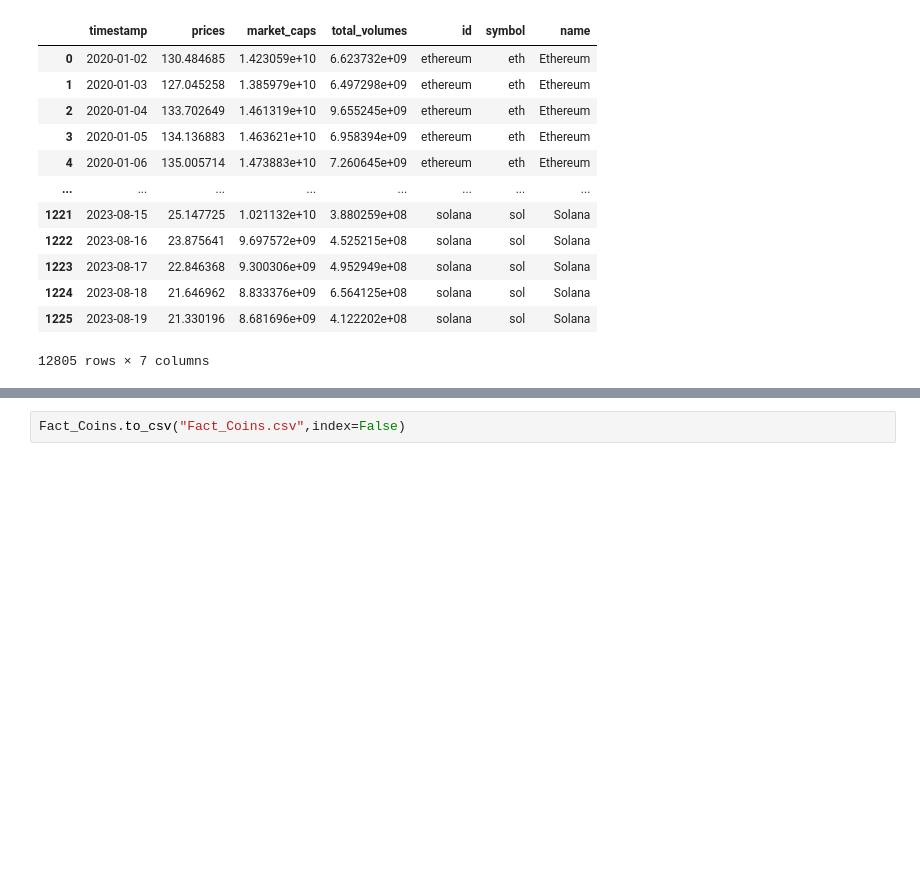
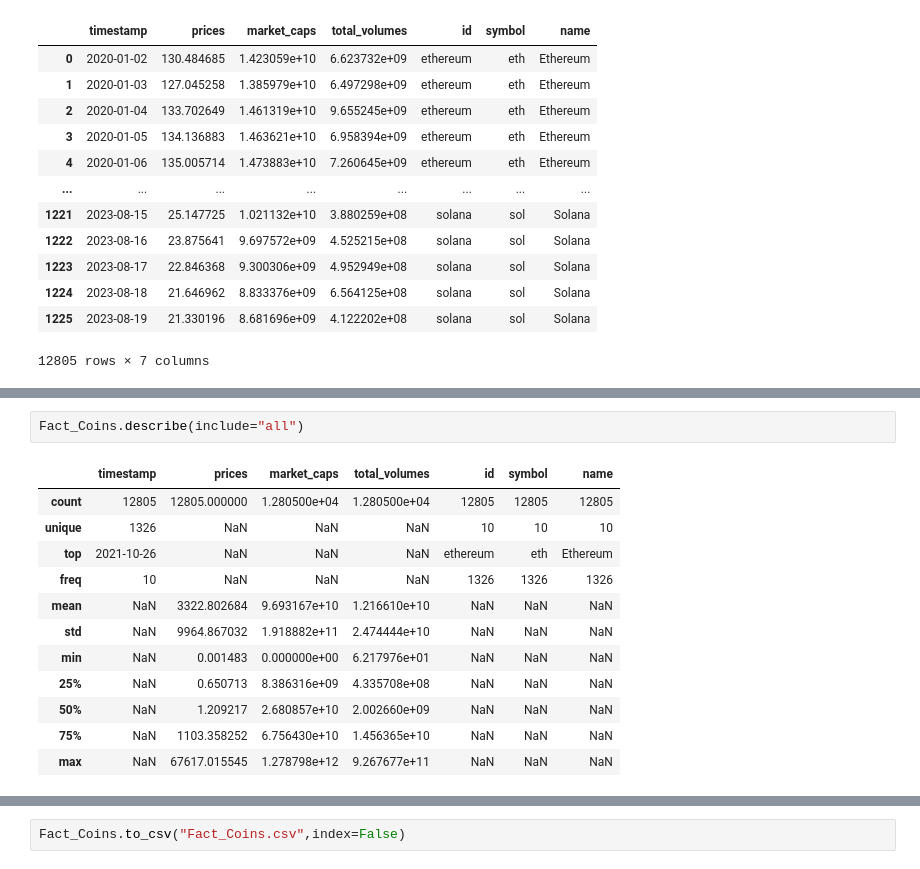
Before and after one commit to yapurnico/PI_DA_Nico, a Jupyter notebook: ETL.ipynb, the cells around one changed output, grey strips where cells are left out. Saved outputs shown, nothing was run; the diff lists cells and outputs as text; blank space fills up the shorter version.

```diff
--- a/ETL.ipynb
+++ b/ETL.ipynb
@@ -1223,0 +1286,15 @@ Fact_Coins
+# %%
+Fact_Coins.describe(include="all")
+# %% [output]
+|  | timestamp | prices | market_caps | total_volumes | id | symbol | name |
+| count | 12805 | 12805.000000 | 1.280500e+04 | 1.280500e+04 | 12805 | 12805 | 12805 |
+| unique | 1326 | NaN | NaN | NaN | 10 | 10 | 10 |
+| top | 2021-10-26 | NaN | NaN | NaN | ethereum | eth | Ethereum |
+| freq | 10 | NaN | NaN | NaN | 1326 | 1326 | 1326 |
+| mean | NaN | 3322.802684 | 9.693167e+10 | 1.216610e+10 | NaN | NaN | NaN |
+| std | NaN | 9964.867032 | 1.918882e+11 | 2.474444e+10 | NaN | NaN | NaN |
+| min | NaN | 0.001483 | 0.000000e+00 | 6.217976e+01 | NaN | NaN | NaN |
+| 25% | NaN | 0.650713 | 8.386316e+09 | 4.335708e+08 | NaN | NaN | NaN |
+| 50% | NaN | 1.209217 | 2.680857e+10 | 2.002660e+09 | NaN | NaN | NaN |
+| 75% | NaN | 1103.358252 | 6.756430e+10 | 1.456365e+10 | NaN | NaN | NaN |
+| max | NaN | 67617.015545 | 1.278798e+12 | 9.267677e+11 | NaN | NaN | NaN |
```
Also changed, not shown: parts of 4 cells of this notebook, 1 other file.
